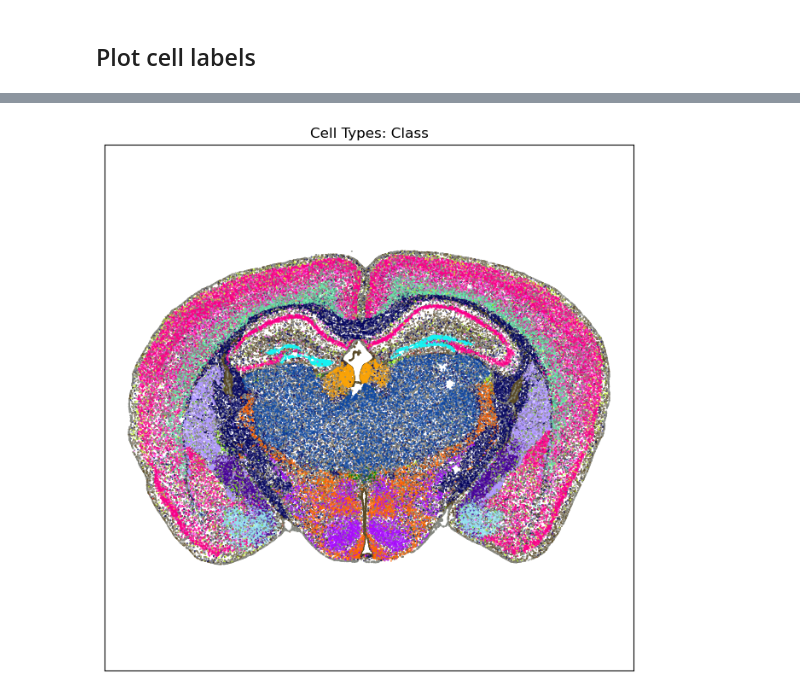
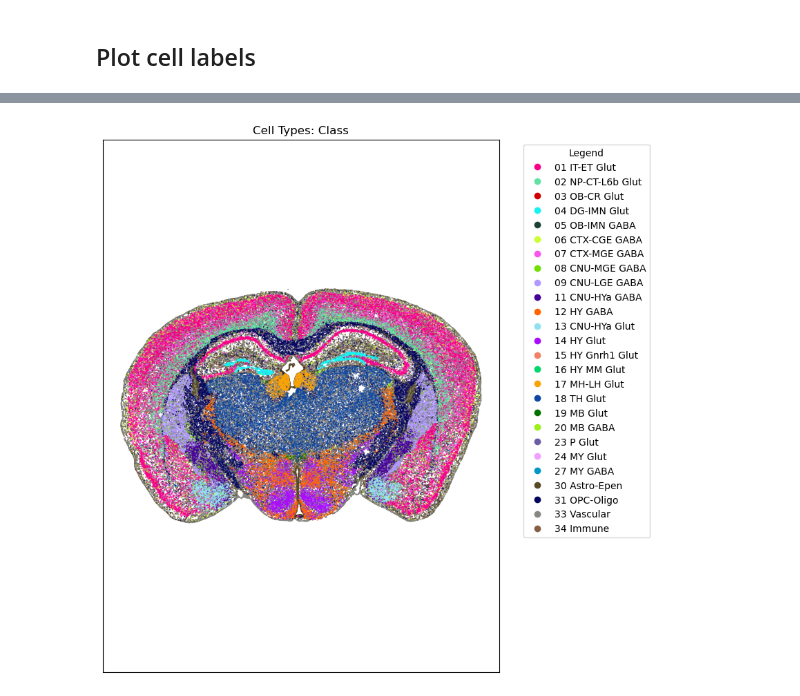
Before and after one commit to BioProteanLabs/ABCA_analysis, a Jupyter notebook: MERFISH/04_modules.ipynb, the cells around one changed output, grey strips where cells are left out. Cells and saved outputs as stored; diff of their text form; code cells hidden in the pictures.

```diff
--- a/MERFISH/04_modules.ipynb
+++ b/MERFISH/04_modules.ipynb
@@ -19,7 +22,8 @@ AnnData object with n_obs × n_vars = 3938808 × 550
 **Load modules dataframe**
 # %%
 modules_df = pd.read_csv(
-    "/data/scRNA/ABCA/AIBS/AWS/expression_matrices/WMB-10Xv3/20230630/outputs/WMB-10Xv3-CTXsp-sc-wgcna-modules.csv",
+    "/data/scRNA/ABCA/AIBS/AWS/expression_matrices/WMB-10Xv3/20230630/outputs/WMB-10Xv3-Isocortex-1-raw-sc-wgcna-modules.csv",
     index_col = "Unnamed: 0")
+print("All module colors (names): ", modules_df["color"].unique())
 modules_df.head()
 # %% [output]
@@ -39,7 +44,8 @@ Steps to get Module Eigengenes for MERFISH cells:
 # %%
 select_module = "green"
 select_genes = modules_df[modules_df["module"] == select_module].index
+print("Number of genes in the module: ", select_genes.shape[0])
 common_genes = adata.var_names.intersection(select_genes)
-adata_subset = adata[:,common_genes]
+adata_subset = adata[:,common_genes].copy()
 adata_subset
 # %% [output]
@@ -142,4 +130,0 @@ Number of cells in section: 120186
-# %%
-fig, ax = plot_section(section['x'], section['y'], section['neurotransmitter_color'])
-res = ax.set_title("Neuortransmitter Identity")
-plt.show()
@@ -148,6 +180,9 @@ plt.show()
 # %%
-fig, ax = plot_section(section['x'], section['y'], section['class_color'])
+fig, ax = plot_umap(adata_section.obs['x'],\
+    adata_section.obs['y'],
+    cc = adata_section.obs['class_color'],
+    label_column = adata_section.obs['class'])
 res = ax.set_title("Cell Types: Class")
 plt.show()
 # %% [output]
-[figure, old version]
+[figure, new version]
```
Also changed, not shown: parts of 25 cells of this notebook, 9 other files.
